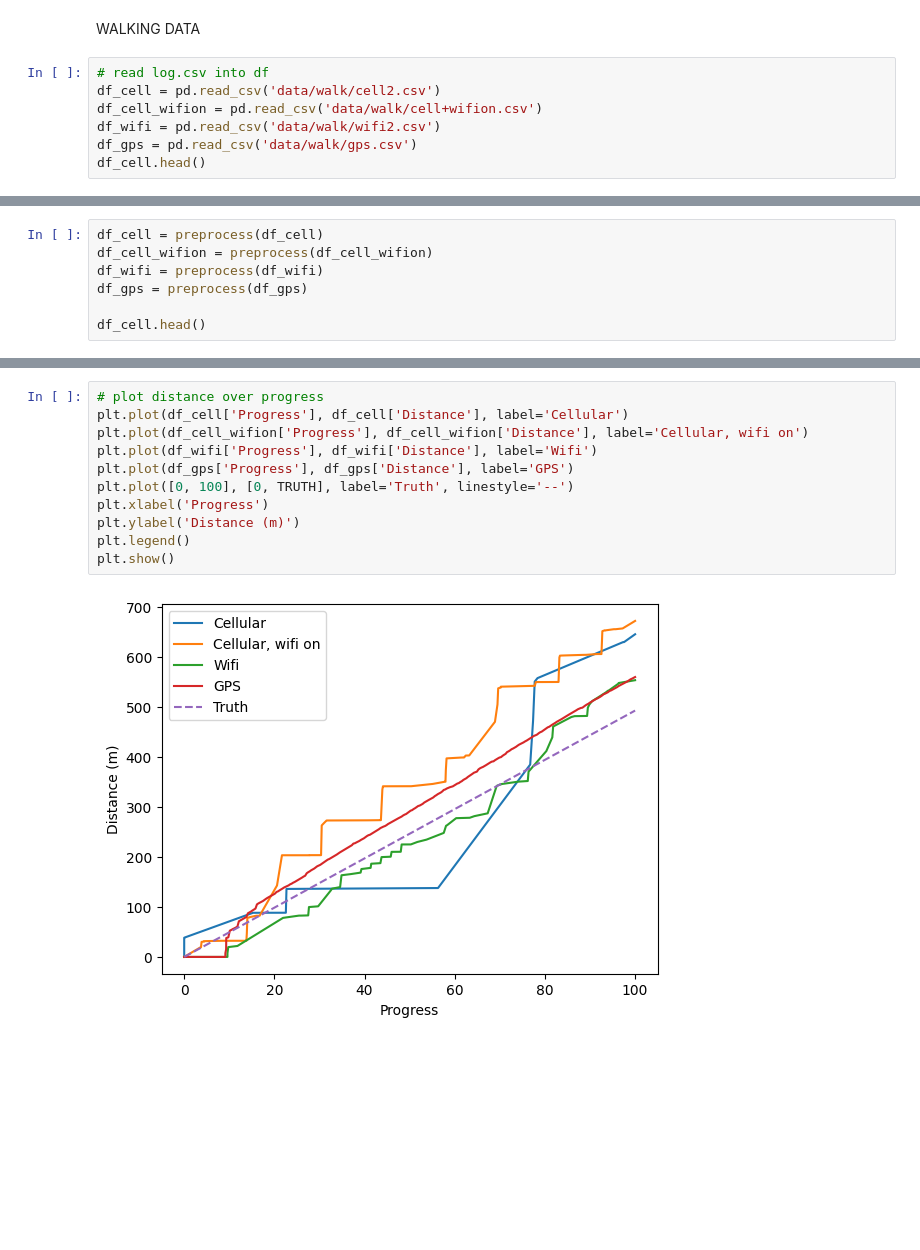
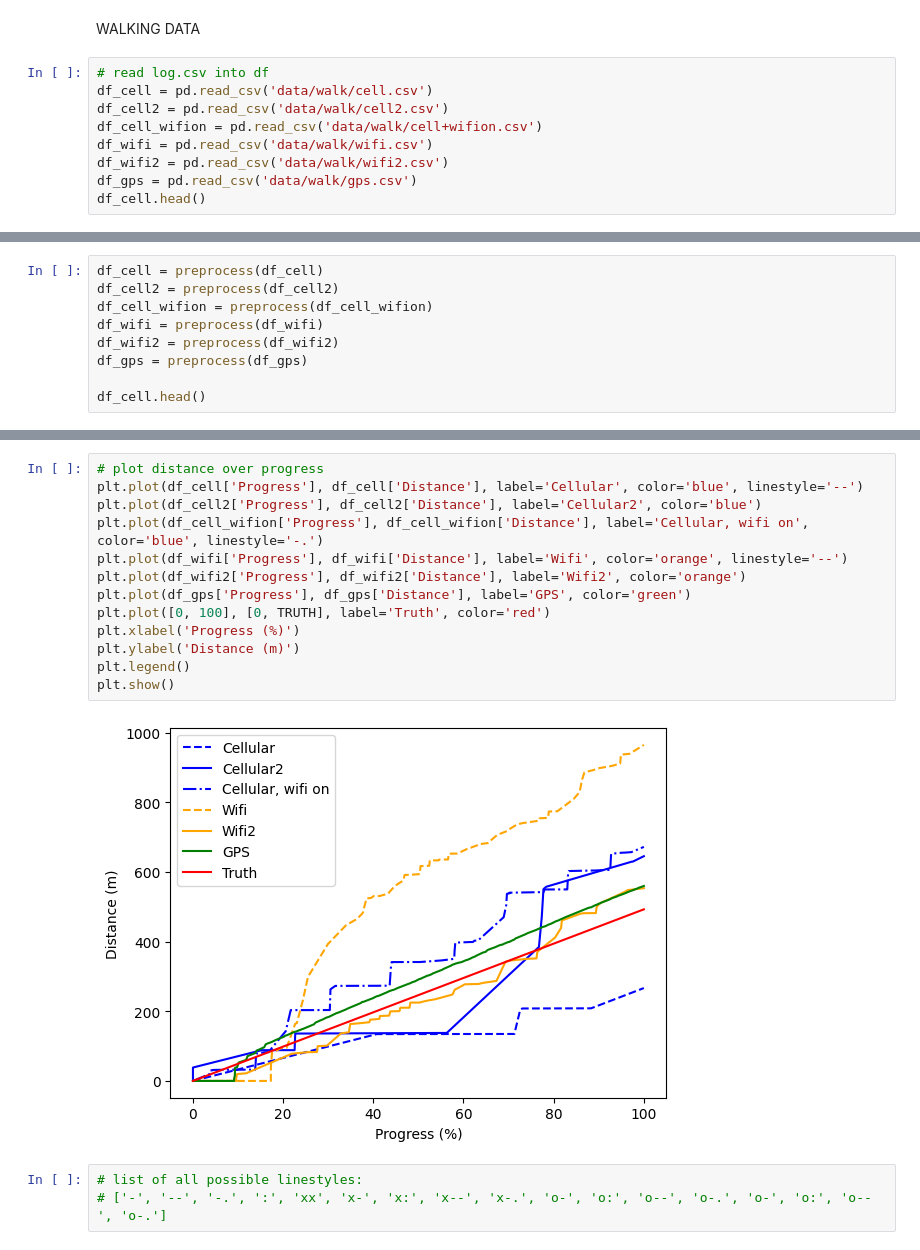
Before and after one commit to arlaptiev/double-a-battery, a Jupyter notebook: lab01/data.ipynb, the cells around one changed output, grey strips where cells are left out. Cells and saved outputs as stored; diff of their text form; blank space fills up the shorter version.

```diff
--- a/lab01/data.ipynb
+++ b/lab01/data.ipynb
@@ -84,9 +84,11 @@ plt.show()
 WALKING DATA
 # %%
 # read log.csv into df
-df_cell = pd.read_csv('data/walk/cell2.csv')
+df_cell = pd.read_csv('data/walk/cell.csv')
+df_cell2 = pd.read_csv('data/walk/cell2.csv')
 df_cell_wifion = pd.read_csv('data/walk/cell+wifion.csv')
-df_wifi = pd.read_csv('data/walk/wifi2.csv')
+df_wifi = pd.read_csv('data/walk/wifi.csv')
+df_wifi2 = pd.read_csv('data/walk/wifi2.csv')
 df_gps = pd.read_csv('data/walk/gps.csv')
 df_cell.head()
 # %% [output]
@@ -99,7 +101,9 @@ df_cell.head()
 # %%
 df_cell = preprocess(df_cell)
+df_cell2 = preprocess(df_cell2)
 df_cell_wifion = preprocess(df_cell_wifion)
 df_wifi = preprocess(df_wifi)
+df_wifi2 = preprocess(df_wifi2)
 df_gps = preprocess(df_gps)
 
 df_cell.head()
@@ -175,13 +221,18 @@ plt.show()
 # %%
 # plot distance over progress
-plt.plot(df_cell['Progress'], df_cell['Distance'], label='Cellular')
-plt.plot(df_cell_wifion['Progress'], df_cell_wifion['Distance'], label='Cellular, wifi on')
-plt.plot(df_wifi['Progress'], df_wifi['Distance'], label='Wifi')
-plt.plot(df_gps['Progress'], df_gps['Distance'], label='GPS')
-plt.plot([0, 100], [0, TRUTH], label='Truth', linestyle='--')
-plt.xlabel('Progress')
+plt.plot(df_cell['Progress'], df_cell['Distance'], label='Cellular', color='blue', linestyle='--')
+plt.plot(df_cell2['Progress'], df_cell2['Distance'], label='Cellular2', color='blue')
+plt.plot(df_cell_wifion['Progress'], df_cell_wifion['Distance'], label='Cellular, wifi on', color='blue', linestyle='-.')
+plt.plot(df_wifi['Progress'], df_wifi['Distance'], label='Wifi', color='orange', linestyle='--')
+plt.plot(df_wifi2['Progress'], df_wifi2['Distance'], label='Wifi2', color='orange')
+plt.plot(df_gps['Progress'], df_gps['Distance'], label='GPS', color='green')
+plt.plot([0, 100], [0, TRUTH], label='Truth', color='red')
+plt.xlabel('Progress (%)')
 plt.ylabel('Distance (m)')
 plt.legend()
 plt.show()
 # %% [output]
-[figure, old version]
+[figure, new version]
+# %%
+# list of all possible linestyles:
+# ['-', '--', '-.', ':', 'xx', 'x-', 'x:', 'x--', 'x-.', 'o-', 'o:', 'o--', 'o-.', 'o-', 'o:', 'o--', 'o-.']
```
Also changed, not shown: parts of 9 cells of this notebook, 3 other files.
